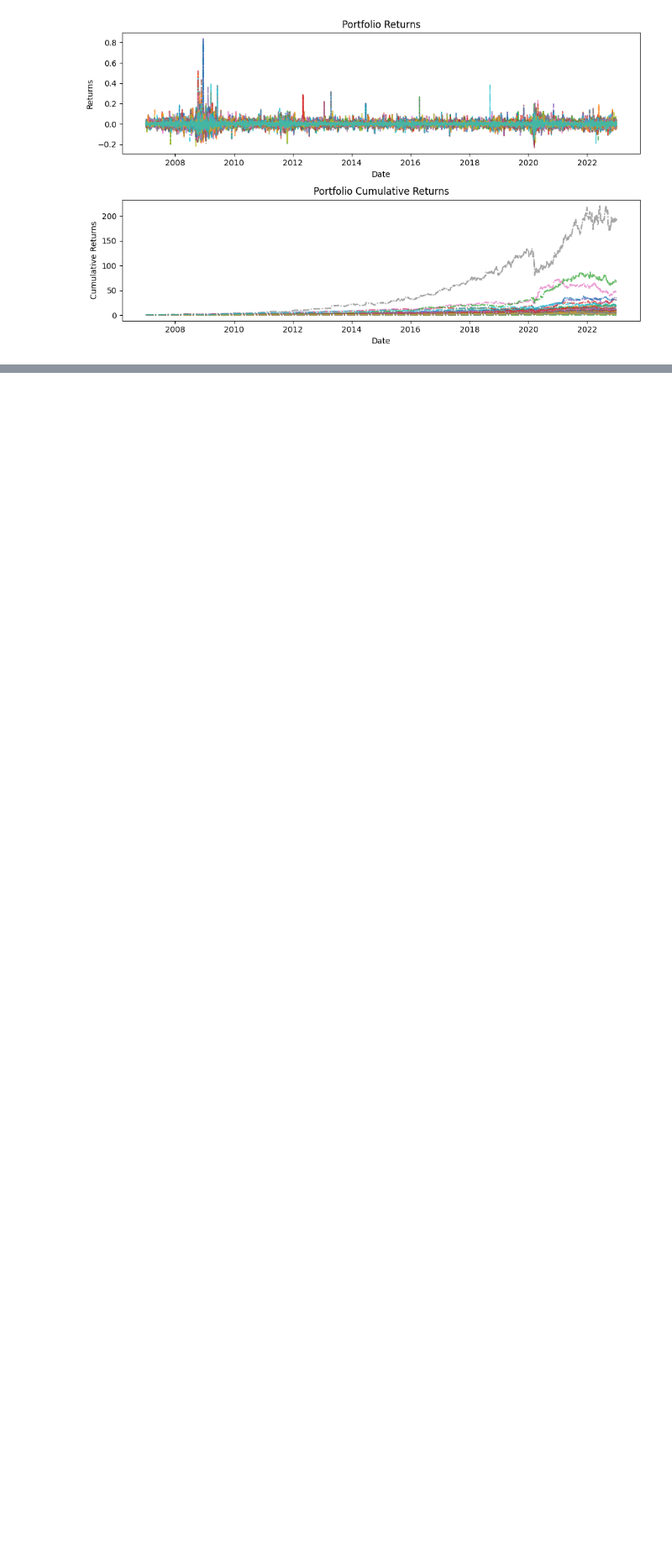
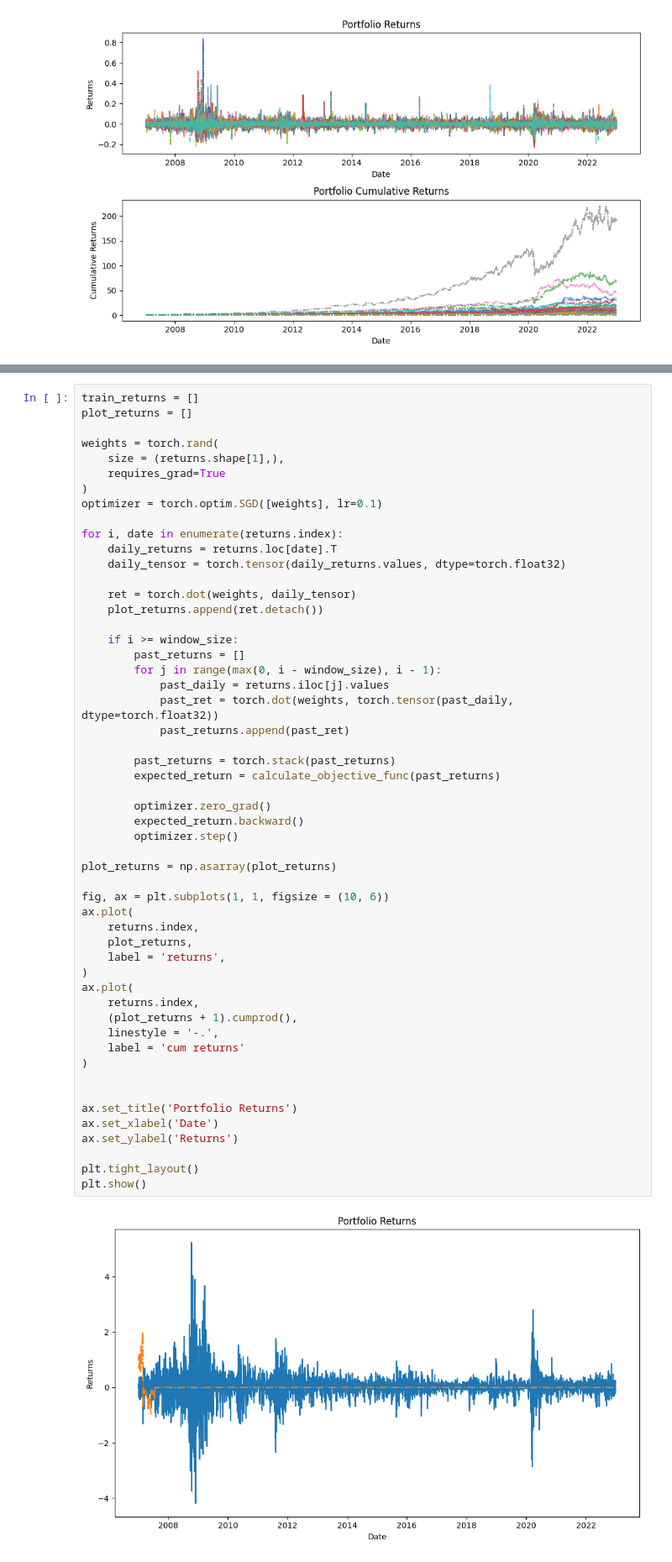
Before and after one commit to dhruv575/PRISM, a Jupyter notebook: notebooks/Online_Gradient_Descent - Week 11 Notebook.ipynb, the cells around one changed output, grey strips where cells are left out. Shown at 84% size. Saved outputs shown, nothing was run; the diff lists cells and outputs as text; blank space fills up the shorter version.

```diff
--- a/notebooks/Online_Gradient_Descent - Week 11 Notebook.ipynb
+++ b/notebooks/Online_Gradient_Descent - Week 11 Notebook.ipynb
@@ -463,3 +459,58 @@ plt.tight_layout()
 plt.show()
 # %% [output]
 RuntimeError: element 0 of tensors does not require grad and does not have a grad_fn
+# %%
+train_returns = []
+plot_returns = []
+
+weights = torch.rand(
+    size = (returns.shape[1],),
+    requires_grad=True
+)
+optimizer = torch.optim.SGD([weights], lr=0.1)
+
+for i, date in enumerate(returns.index):
+    daily_returns = returns.loc[date].T
+    daily_tensor = torch.tensor(daily_returns.values, dtype=torch.float32)
+
+    ret = torch.dot(weights, daily_tensor)
+    plot_returns.append(ret.detach())
+
+    if i >= window_size:
+        past_returns = []
+        for j in range(max(0, i - window_size), i - 1):
+            past_daily = returns.iloc[j].values
+            past_ret = torch.dot(weights, torch.tensor(past_daily, dtype=torch.float32))
+            past_returns.append(past_ret)
+
+        past_returns = torch.stack(past_returns)
+        expected_return = calculate_objective_func(past_returns)
+
+        optimizer.zero_grad()
+        expected_return.backward()
+        optimizer.step()
+
+plot_returns = np.asarray(plot_returns)
+
+fig, ax = plt.subplots(1, 1, figsize = (10, 6))
+ax.plot(
+    returns.index,
+    plot_returns,
+    label = 'returns',
+)
+ax.plot(
+    returns.index,
+    (plot_returns + 1).cumprod(),
+    linestyle = '-.',
+    label = 'cum returns'
+)
+
+
+ax.set_title('Portfolio Returns')
+ax.set_xlabel('Date')
+ax.set_ylabel('Returns')
+
+plt.tight_layout()
+plt.show()
+# %% [output]
+[figure, added]
```
Also changed, not shown: parts of 21 cells of this notebook.
